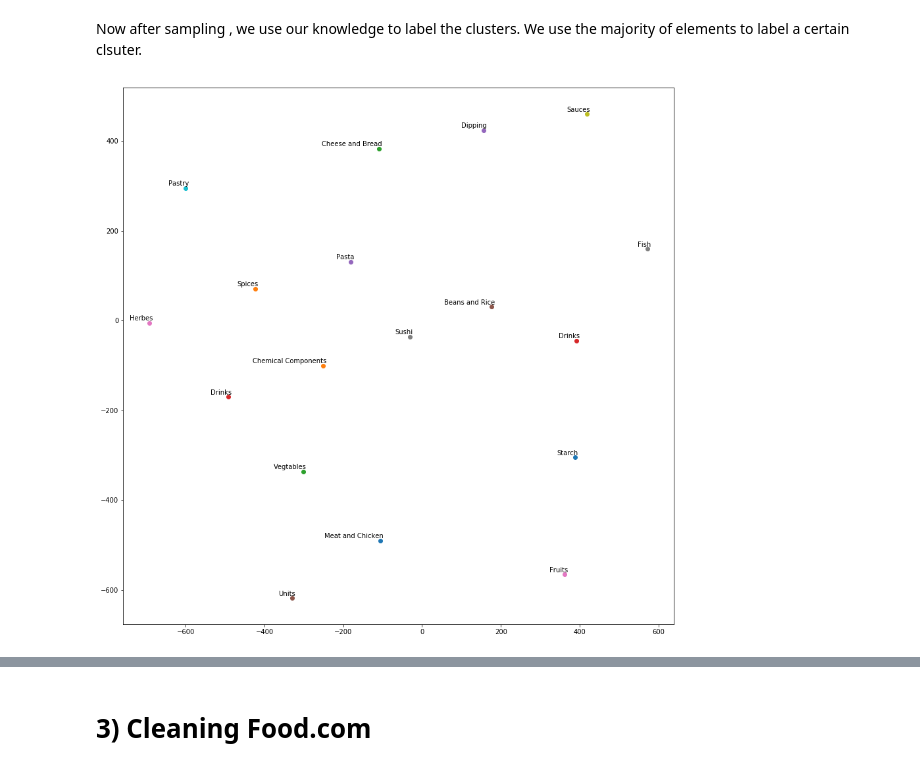
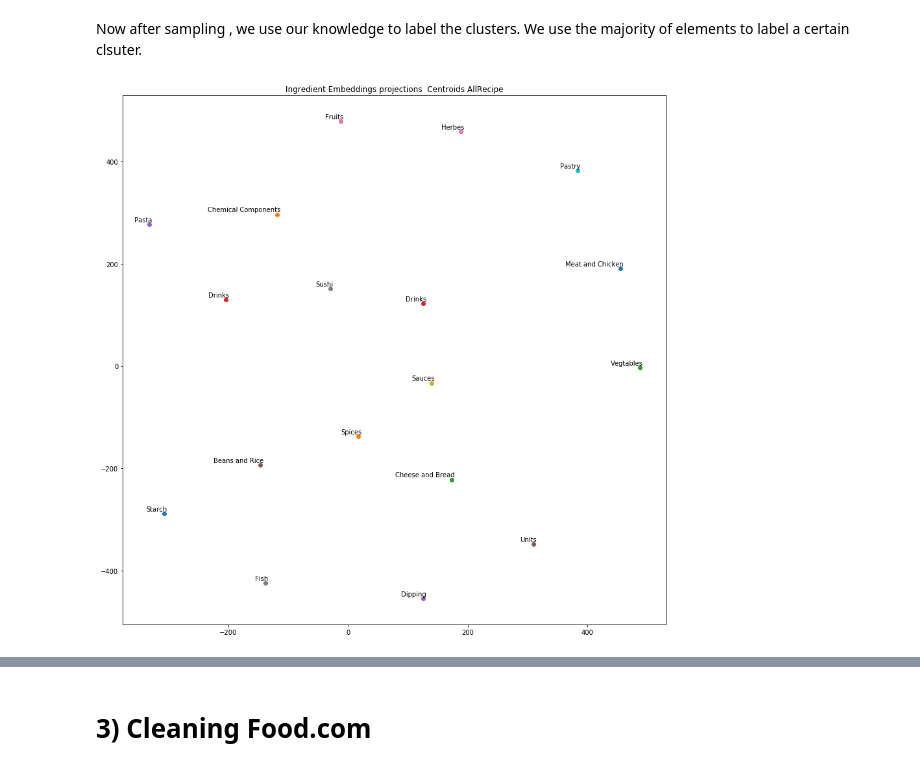
Before and after one commit to leonardoperrone/smart-recipes, a Jupyter notebook: Data_prep_augment.ipynb, the cells around one changed output, grey strips where cells are left out. Saved outputs shown, nothing was run; the diff lists cells and outputs as text; code cells hidden in the pictures.

```diff
--- a/Data_prep_augment.ipynb
+++ b/Data_prep_augment.ipynb
@@ -278,0 +296,6 @@ Thus we prefer to keep the ratings as is so that they are more granular.
+# %%
+def filter_elements(list_names,names):
+    test = list(filter(lambda x : x in names,list_names))
+    return test
+# %%
+all_recipe_df.recommendations = all_recipe_df.recommendations.apply(lambda x : filter_elements(x,all_recipe_names) )
@@ -435,7 +482,7 @@ def get_tsne_projections(model,ingreds):
         y.append(value[1])
     return x,y,tokens,labels
 # %%
-def tsne_plot(x,y,labels):
+def tsne_plot(x,y,labels,website_name):
 
     plt.figure(figsize=(15, 15))
     for i in range(len(x)):
@@ -446,6 +493,11 @@ def tsne_plot(x,y,labels):
                      textcoords='offset points',
                      ha='right',
                      va='bottom')
+
+    plot_name = 'Ingredient Embeddings projections ' + website_name
+    plt.title(plot_name)
+    plt.savefig(plots_directory + plot_name + '.png')
+
     plt.show()
 # %%
 all_recipe_x,all_recipe_y,all_recipe_vectors,all_recipe_labels = get_tsne_projections(word2vec_model,np.unique(all_recipe_flattened))
@@ -598,7 +651,7 @@ cluster_labeling = {0:'Meat and Chicken',
                     28:'Irrelevant'
                    }
 # %%
-def plot_centroids(centroids,clusters):
+def plot_centroids(centroids,clusters,website_name):
 
     tsne_model = TSNE(perplexity=40, n_components=2, init='pca', n_iter=2500, random_state=23)
     new_values = tsne_model.fit_transform(centroids)
@@ -612,11 +665,12 @@ def plot_centroids(centroids,clusters):
             x.append(new_values[i][0])
             y.append(new_values[i][1])
 
-    tsne_plot(x,y,labels)
+
+    tsne_plot(x,y,labels,' Centroids ' + website_name)
 # %%
-plot_centroids(kmeans_algorithm.cluster_centers_,cluster_labeling)
+plot_centroids(kmeans_algorithm.cluster_centers_,cluster_labeling,'AllRecipe')
 # %% [output]
-[figure, old version]
+[figure, new version]
 # %%
 # change the labels into cluster names
 all_recipe_vectors_df['Type'] = all_recipe_vectors_df['labels'].apply(lambda x : cluster_labeling[x])
```
Also changed, not shown: parts of 59 cells of this notebook, 1 other file.
